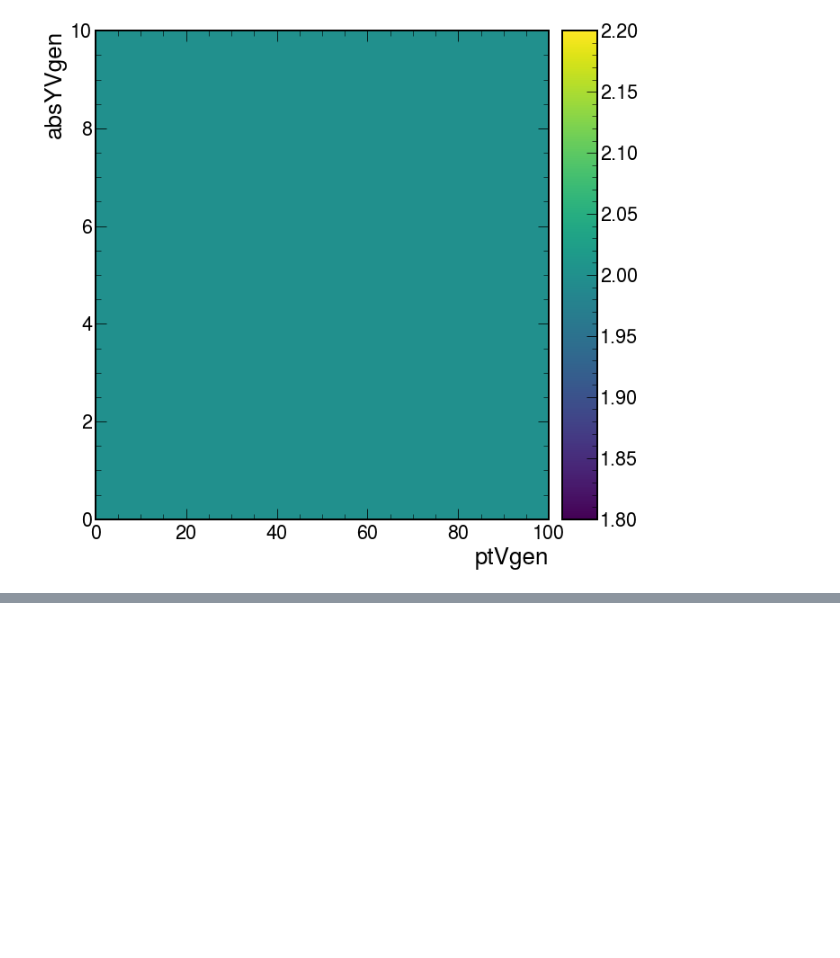
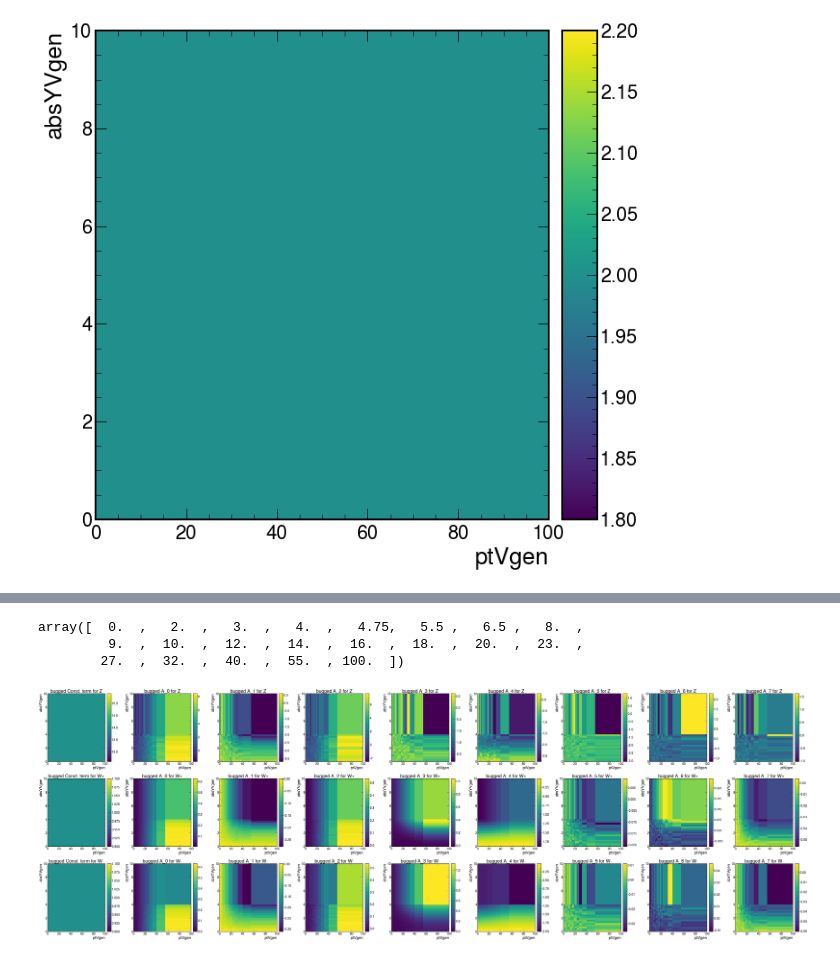
Before and after one commit to WMass/WRemnants, a Jupyter notebook: notebooks/genPlots.ipynb, the cells around one changed output, grey strips where cells are left out. Cells and saved outputs as stored; diff of their text form; code cells hidden in the pictures; blank space fills up the shorter version.

```diff
--- a/notebooks/genPlots.ipynb
+++ b/notebooks/genPlots.ipynb
@@ -420,0 +542,46 @@ ColormeshArtists(pcolormesh=<matplotlib.collections.QuadMesh object at 0x...>, c
+# %%
+angcoeffs_z_bugged.axes["ptVgen"].edges
+# %% [output]
+array([  0.  ,   2.  ,   3.  ,   4.  ,   4.75,   5.5 ,   6.5 ,   8.  ,
+         9.  ,  10.  ,  12.  ,  14.  ,  16.  ,  18.  ,  20.  ,  23.  ,
+        27.  ,  32.  ,  40.  ,  55.  , 100.  ])
+# %%
+#ang_lz4.keys()
+hist_2d_angcoeffs_z_bugged = []
+hist_2d_angcoeffs_z_bugfix = []
+hist_2d_angcoeffs_wp_bugged = []
+hist_2d_angcoeffs_wp_bugfix = []
+hist_2d_angcoeffs_wm_bugged = []
+hist_2d_angcoeffs_wm_bugfix = []
+
+for i in range(0, 9):
+    hist_2d_angcoeffs_z_bugged.append(angcoeffs_z_bugged[{"muRfact" : 1j, "muFfact" : 1j, "helicity" : i}].project("ptVgen", "absYVgen"))
+    hist_2d_angcoeffs_z_bugfix.append(angcoeffs_z_bugfix[{"muRfact" : 1j, "muFfact" : 1j, "helicity" : i}].project("ptVgen", "absYVgen"))
+    hist_2d_angcoeffs_wp_bugged.append(angcoeffs_w_bugged[{"muRfact" : 1j, "muFfact" : 1j, "chargeVgen" : 1j, "helicity" : i}].project("ptVgen", "absYVgen"))
+    hist_2d_angcoeffs_wp_bugfix.append(angcoeffs_w_bugfix[{"muRfact" : 1j, "muFfact" : 1j, "chargeVgen" : 1j, "helicity" : i}].project("ptVgen", "absYVgen"))
+    hist_2d_angcoeffs_wm_bugged.append(angcoeffs_w_bugged[{"muRfact" : 1j, "muFfact" : 1j, "chargeVgen" : -1j, "helicity" : i}].project("ptVgen", "absYVgen"))
+    hist_2d_angcoeffs_wm_bugfix.append(angcoeffs_w_bugfix[{"muRfact" : 1j, "muFfact" : 1j, "chargeVgen" : -1j, "helicity" : i}].project("ptVgen", "absYVgen"))
+
+fig, axs = plt.subplots(3, 9, figsize=(72,24))
+for i in range(0, 9):
+#    weight_ratio_z  = hist_2d_angcoeffs_z_bugged[i].sum().value  / hist_2d_angcoeffs_z_bugfix[i].sum().value
+#    weight_ratio_wp = hist_2d_angcoeffs_wp_bugged[i].sum().value / hist_2d_angcoeffs_wp_bugfix[i].sum().value
+#    weight_ratio_wm = hist_2d_angcoeffs_wm_bugged[i].sum().value / hist_2d_angcoeffs_wm_bugfix[i].sum().value
+    weight_ratio_z  = 1
+    weight_ratio_wp = 1
+    weight_ratio_wm = 1
+    hist_2d_angcoeffs_z_bugged[i] .plot(ax = axs[0,i])
+    hist_2d_angcoeffs_wp_bugged[i].plot(ax = axs[1,i])
+    hist_2d_angcoeffs_wm_bugged[i].plot(ax = axs[2,i])
+    if i == 0:
+        axs[0,i].set_title("bugged Const. term for Z")
+        axs[1,i].set_title("bugged Const. term for W+")
+        axs[2,i].set_title("bugged Const. term for W-")
+    else:
+        axs[0,i].set_title(f"bugged A_{i-1} for Z")
+        axs[1,i].set_title(f"bugged A_{i-1} for W+")
+        axs[2,i].set_title(f"bugged A_{i-1} for W-")
+fig.tight_layout()
+fig.savefig('bugged_ang_coeffs.pdf')
+# %% [output]
+[figure, added]
```
Also changed, not shown: parts of 17 cells of this notebook, 3 other files.
